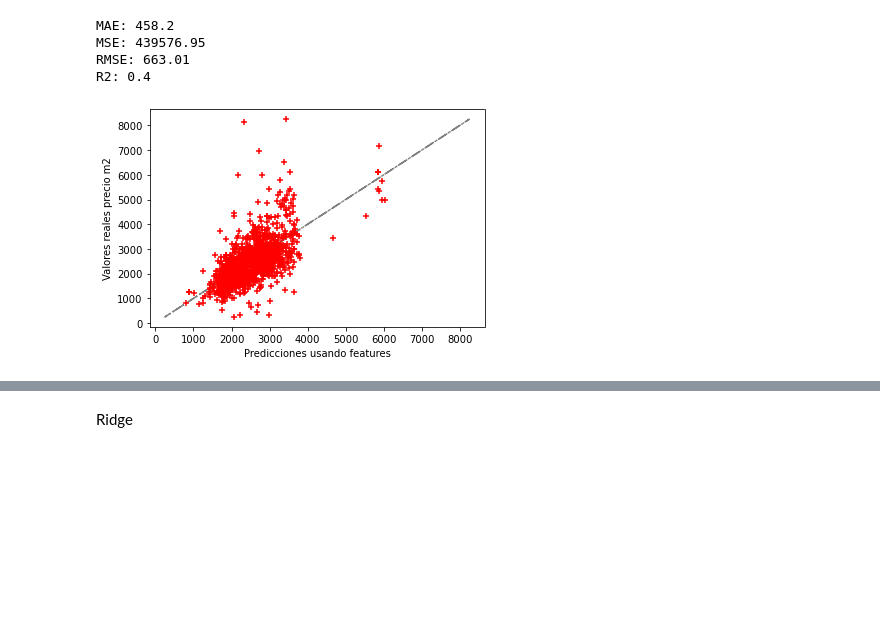
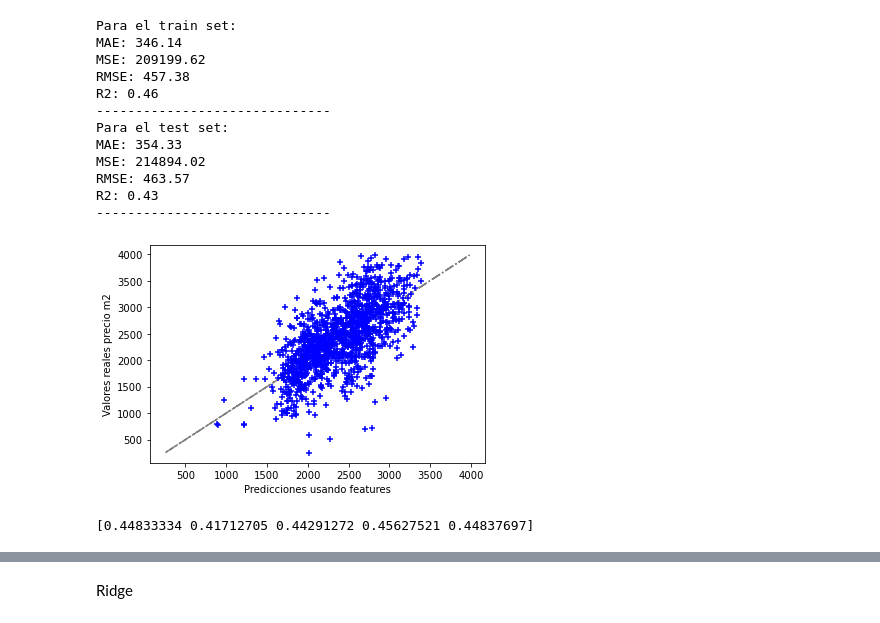
Before and after one commit to casagrandeale/TPDigitalHouse, a Jupyter notebook: tp/TP2.ipynb, the cells around one changed output, grey strips where cells are left out. Drawn from its saved outputs; the diff is of its cells as text; code cells hidden in the pictures; blank space fills up the shorter version.

```diff
--- a/tp/TP2.ipynb
+++ b/tp/TP2.ipynb
@@ -21,16 +33,8 @@ df_dummies = pd.concat([df_dummies, pd.get_dummies(data = data['place_name_norma
 
 #Convertimos a dummy los barrios
 df_dummies = pd.concat([df_dummies, pd.get_dummies(data = data['property_type'], prefix= 'tipo_name_property_type')], axis = 1)
+
+df_dummies.drop(columns=['surface_covered_in_m2','surface_total_in_m2','price','Point','disposicion','place_name_normalized','property_type','place_name','lat','lon','lat-lon','title','description'],inplace=True)
 # %%
-# quitamos columnas
-
-df_dummies = df_dummies.drop(['Unnamed: 0','price','surface_total_in_m2','surface_covered_in_m2','lat','lon','property_type','description','title','lat-lon','Point','place_name','place_name_normalized','disposicion'], axis=1)
-
-#Reseteo el index
-df_dummies.reset_index(inplace=True, drop=True)
-
-#df_dummies = df_dummies.loc[df_dummies.rooms < 7]
-#df_dummies = df_dummies.loc[df_dummies.price_usd_per_m2 < 5000]
-#df_dummies = df_dummies.loc[df_dummies.surface_total_in_m2 < 300]
 df_dummies.describe()
 # %% [output]
@@ -75,3 +55,9 @@ from sklearn.model_selection import train_test_split
+# %%
+def print_metrics(y_real,y_pred):
+    print('MAE:', round(metrics.mean_absolute_error(y_real, y_pred),2))
+    print('MSE:', round(metrics.mean_squared_error(y_real, y_pred),2))
+    print('RMSE:', round(np.sqrt(metrics.mean_squared_error(y_real, y_pred)),2))
+    print('R2:', round(r2_score(y_real, y_pred),2))
 # %%
 
 X = df_dummies.drop(['price_usd_per_m2'], axis = 1)
@@ -82,24 +68,44 @@ X_train, X_test, y_train, y_test = train_test_split(X, y, test_size=0.20, random
 # %%
 
 lm = linear_model.LinearRegression()
 
-#Entrenamos el modelo
-reg_lineal = lm.fit(X_train, y_train)
-ypred = reg_lineal.predict(X_test)
+model_linreg = lm.fit(X_train, y_train)
 
-print ('MAE:', metrics.mean_absolute_error(y_test, ypred).round(2))
-print ('MSE:', metrics.mean_squared_error(y_test, ypred).round(2))
-print ('RMSE:', np.sqrt(metrics.mean_squared_error(y_test, ypred)).round(2))
-print ('R2:', r2_score(y_test, ypred).round(2))
+#Predicciones del modelo para el set de entrenamiento
+y_pred_tr_lm = model_linreg.predict(X_train)
+#Predicciones del modelo para el set de testeo
+y_pred_ts_lm = model_linreg.predict(X_test)
+
+#Métricas del modelo para el set de entrenamiento
+print("Para el train set:")
+print_metrics(y_train,y_pred_tr_lm)
+print("------------------------------")
+
+#Métricas del modelo para el set de testeo
+print("Para el test set:")
+print_metrics(y_test,y_pred_ts_lm)
+print("------------------------------")
+
 
 plt.plot(y_test,y_test, '-.', c='grey')
-plt.scatter(ypred, y_test, s=30, c='r', marker='+', zorder=10)
+plt.scatter(y_pred_ts_lm, y_test, s=30, c='b', marker='+', zorder=10)
 plt.xlabel("Predicciones usando features")
 plt.ylabel("Valores reales precio m2")
 plt.show()
+
+print(cross_val_score(model_linreg, X_train, y_train, cv=5))
 # %% [output]
-MAE: 458.2
-MSE: 439576.95
-RMSE: 663.01
-R2: 0.4
+Para el train set:
+MAE: 346.14
+MSE: 209199.62
+RMSE: 457.38
+R2: 0.46
+------------------------------
+Para el test set:
+MAE: 354.33
+MSE: 214894.02
+RMSE: 463.57
+R2: 0.43
+------------------------------
-[figure, old version]
+[figure, new version]
+[0.44833334 0.41712705 0.44291272 0.45627521 0.44837697]
```
Also changed, not shown: parts of 12 cells of this notebook, 1 other file.
